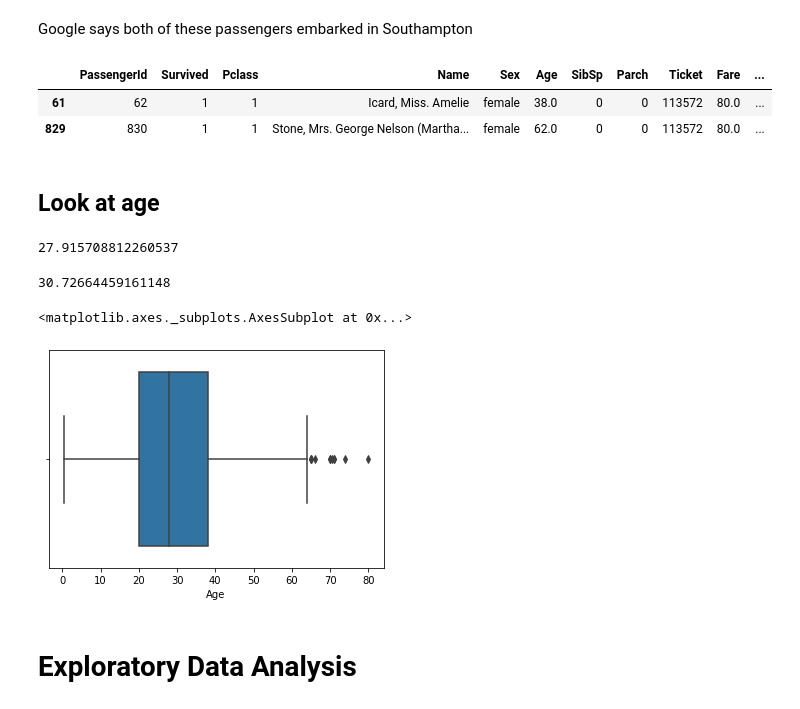
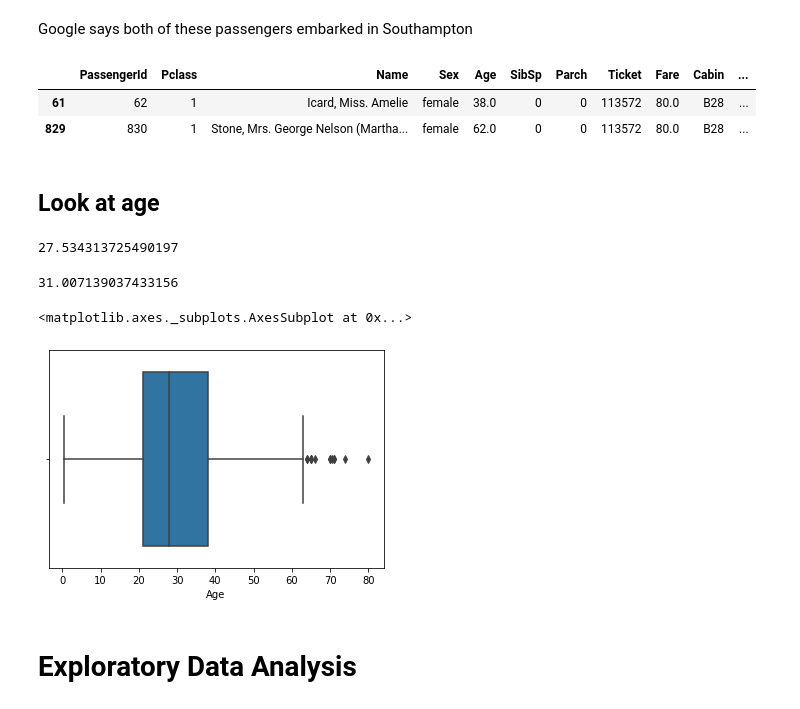
Before and after one commit to vtian72/titanic, a Jupyter notebook: titanic.ipynb, the cells around one changed output. Saved outputs shown, nothing was run; the diff lists cells and outputs as text; code cells hidden in the pictures.

Commit message:
Add files via upload
first random forest

```diff
--- a/titanic.ipynb
+++ b/titanic.ipynb
@@ -18,2 +21,8 @@ train.head()
+# %%
+X_train, X_valid, y_train, y_valid = train_test_split(train.drop('Survived', axis = 1),
+                                                    train['Survived'],
+                                                    test_size=0.2,
+                                                    random_state=42,
+                                                    stratify = train['Sex'])
 # %%
 test = pd.read_csv('test.csv')
@@ -286,27 +291,27 @@ train[train['Embarked'].isnull()]
 # %% [markdown]
 Google says both of these passengers embarked in Southampton
 # %%
-train.at[(61, 829), 'Embarked'] = 'S'
-train.loc[(61, 829), :]
+X_train.at[(61, 829), 'Embarked'] = 'S'
+X_train.loc[(61, 829), :]
 # %% [output]
-|  | PassengerId | Survived | Pclass | Name | Sex | Age | SibSp | Parch | Ticket | Fare | ... |
-| 61 | 62 | 1 | 1 | Icard, Miss. Amelie | female | 38.0 | 0 | 0 | 113572 | 80.0 | ... |
-| 829 | 830 | 1 | 1 | Stone, Mrs. George Nelson (Martha... | female | 62.0 | 0 | 0 | 113572 | 80.0 | ... |
+|  | PassengerId | Pclass | Name | Sex | Age | SibSp | Parch | Ticket | Fare | Cabin | ... |
+| 61 | 62 | 1 | Icard, Miss. Amelie | female | 38.0 | 0 | 0 | 113572 | 80.0 | B28 | ... |
+| 829 | 830 | 1 | Stone, Mrs. George Nelson (Martha... | female | 62.0 | 0 | 0 | 113572 | 80.0 | B28 | ... |
 # %% [markdown]
 ## Look at age
 # %%
-train[train['Sex'] == 'female'].Age.mean()
+X_train[X_train['Sex'] == 'female'].Age.mean()
 # %% [output]
-27.915708812260537
+27.534313725490197
 # %%
-train[train['Sex'] == 'male'].Age.mean()
+X_train[X_train['Sex'] == 'male'].Age.mean()
 # %% [output]
-30.72664459161148
+31.007139037433156
 # %%
-sns.boxplot(x = train['Age'])
+sns.boxplot(x = X_train['Age'])
 # %% [output]
 <matplotlib.axes._subplots.AxesSubplot at 0x...>
-[figure, old version]
+[figure, new version]
 # %% [markdown]
 # Exploratory Data Analysis
 # %%
```
Also changed, not shown: parts of 61 cells of this notebook.
